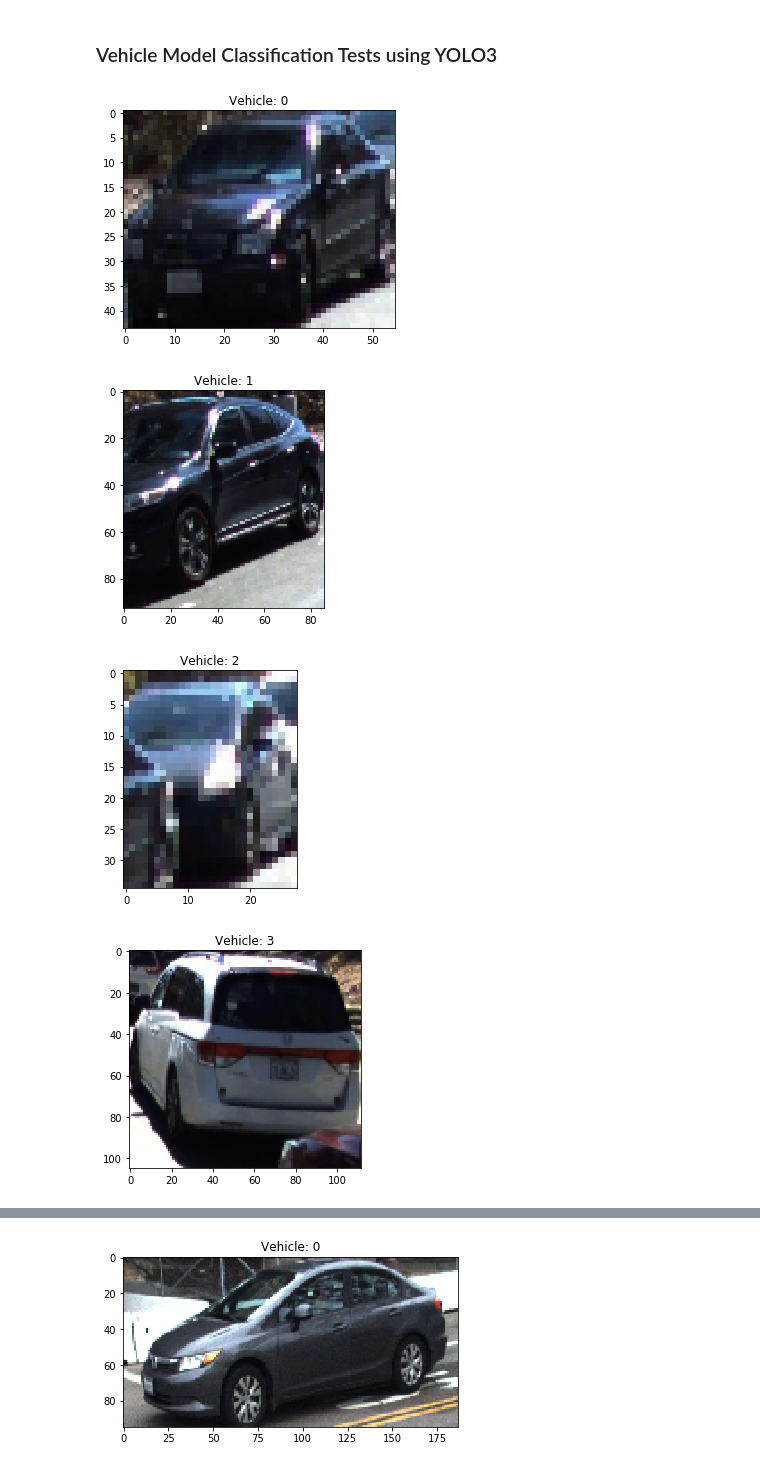
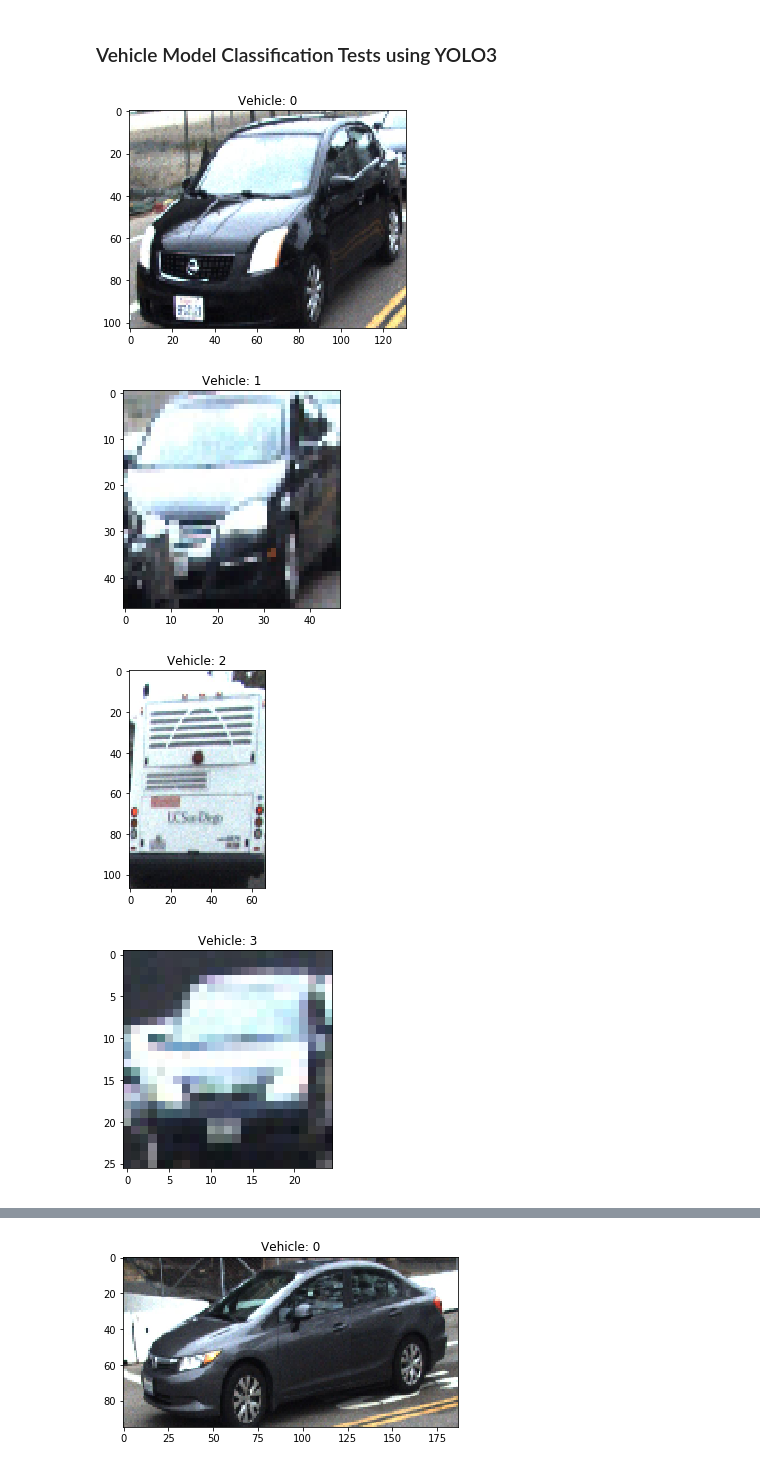
Before and after one commit to AftermathK/ece285-final-project, a Jupyter notebook: demo.ipynb, the cells around one changed output, grey strips where cells are left out. Drawn from its saved outputs; the diff is of its cells as text; code cells hidden in the pictures.

Commit message:
adds cropped images

```diff
--- a/demo.ipynb
+++ b/demo.ipynb
@@ -71,7 +71,7 @@ def classify_models(cfgfile, weightfile, img):
     else:
         namesfile = 'yolo3/data/names'
 
-    use_cuda = 1
+    use_cuda = 0
     if use_cuda:
         m.cuda()
 
@@ -88,6 +88,7 @@ def classify_models(cfgfile, weightfile, img):
 
     #print(type(boxes))
     #print(boxes)
+    save_boxes(sized, boxes, None, class_names)
     return ret_boxes(sized, boxes, None, class_names)
 
 def display_vehicles(vehicle_list):
@@ -135,15 +136,15 @@ Loading weights from yolov3.weights... Done!
 ### Vehicle Model Classification Tests using YOLO3
 # %%
 cfg_file = 'yolo3/cfg/yolov3.cfg'
-weight_file = 'yolo3/yolov3.weights'
+weight_file = 'yolov3.weights'
 test_img_one = Image.open("DemoImages/camera6_4208.png").convert('RGB')
 test_img_two = Image.open("DemoImages/DifferentModels/1.png").convert('RGB')
 test_img_three = Image.open("DemoImages/DifferentModels/2.png").convert('RGB')
 test_img_four = Image.open("DemoImages/DifferentModels/3.png").convert('RGB')
-all_objs = classify_models(cfg_file, weight_file, test_img_one)
+all_objs = classify_models(cfg_file, weight_file, test_img_four)
 display_vehicles(all_objs)
 # %% [output]
-[figure, old version]
+[figure, new version]
-[figure, old version]
+[figure, new version]
-[figure, old version]
+[figure, new version]
-[figure, old version]
+[figure, new version]
```
Also changed, not shown: parts of 1 cell of this notebook, 22 other files.
